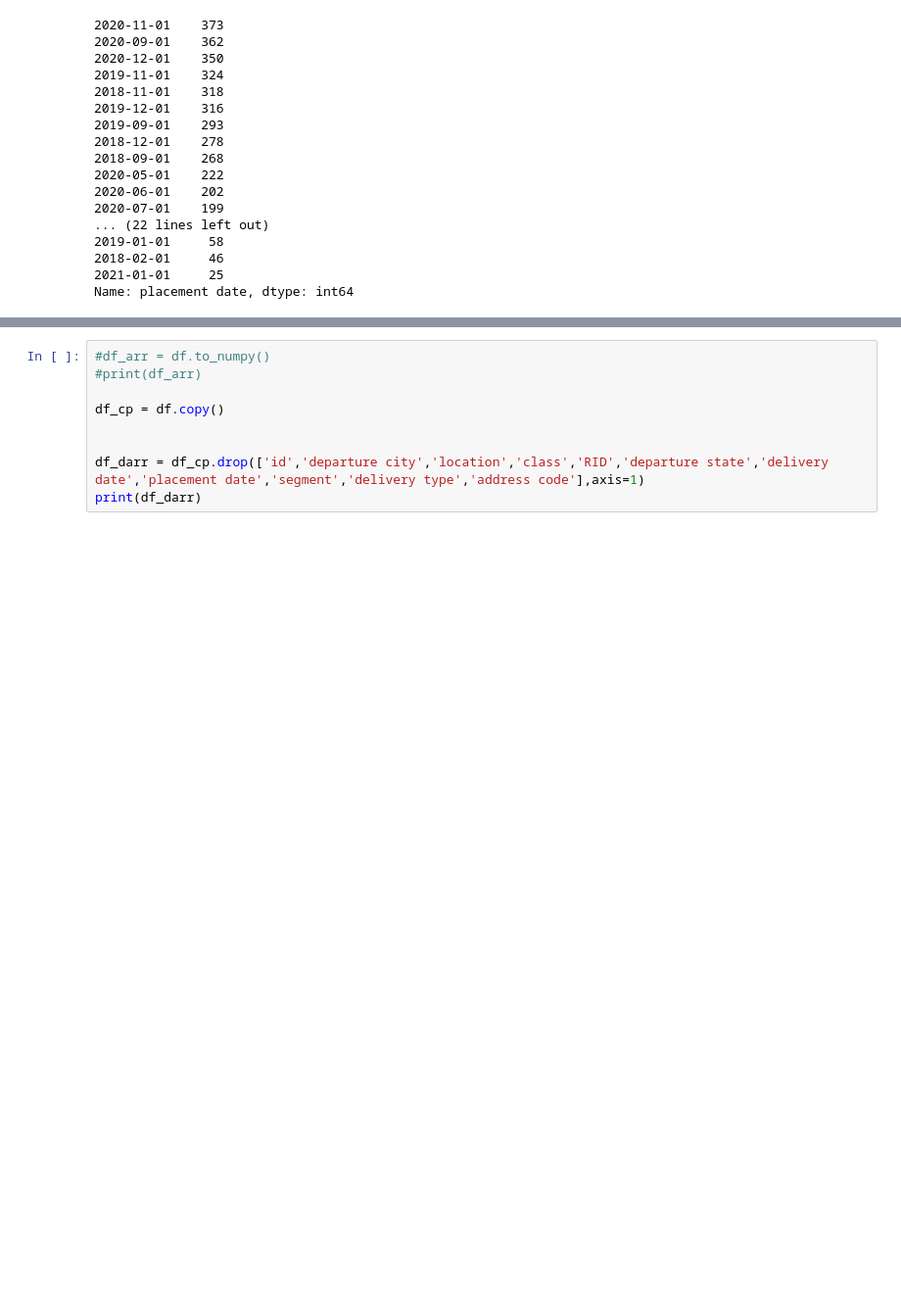
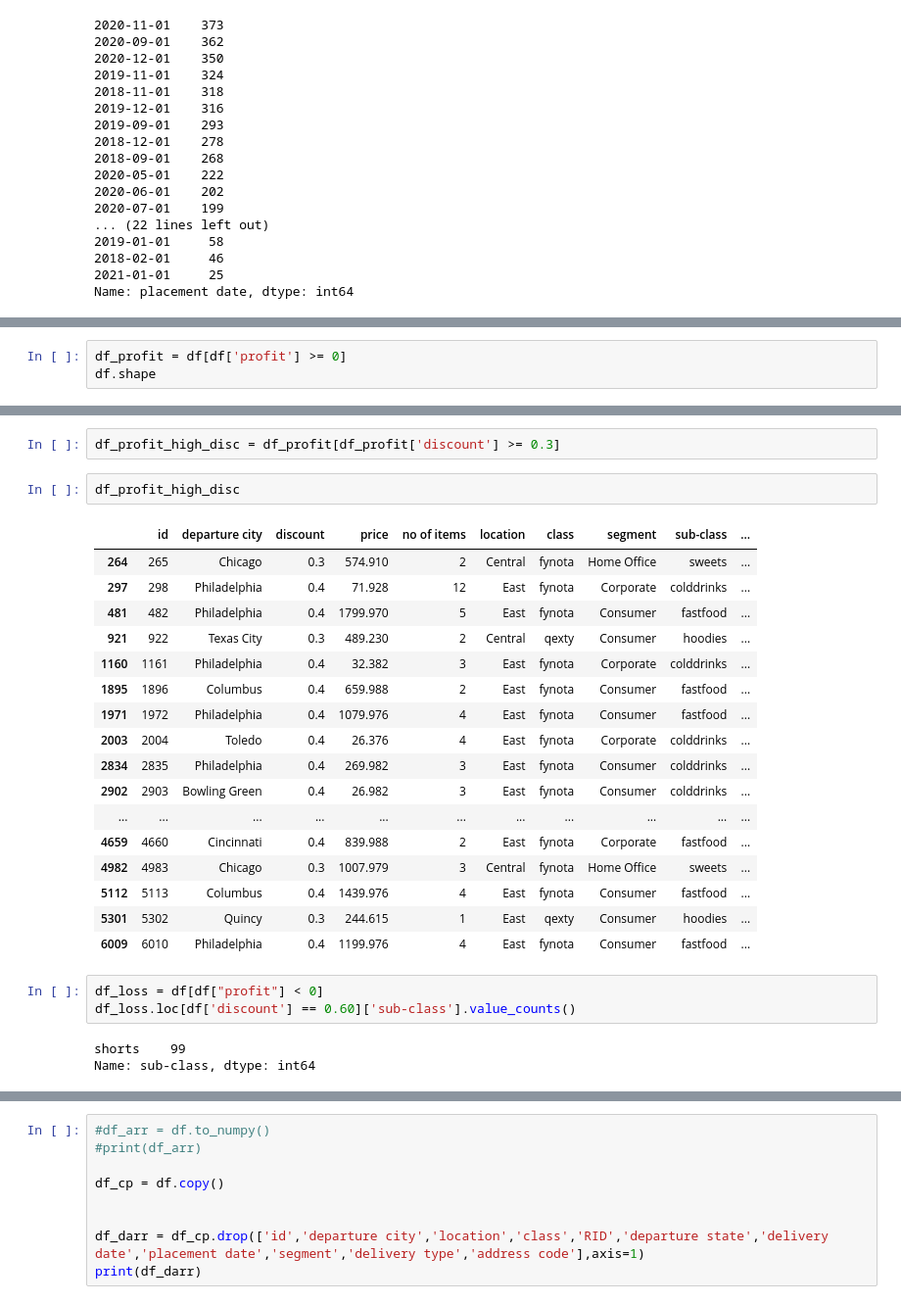
Before and after one commit to Shubham-Sahoo/kdag, a Jupyter notebook: kdag.ipynb, the cells around one changed output, grey strips where cells are left out. Shown at 98% size. Saved outputs shown, nothing was run; the diff lists cells and outputs as text; blank space fills up the shorter version.

```diff
--- a/kdag.ipynb
+++ b/kdag.ipynb
@@ -279,0 +339,3 @@ d_show
+# %%
+df_profit = df[df['profit'] >= 0]
+df.shape
@@ -279,0 +368,28 @@ d_show
+# %%
+df_profit_high_disc = df_profit[df_profit['discount'] >= 0.3]
+# %%
+df_profit_high_disc
+# %% [output]
+|  | id | departure city | discount | price | no of items | location | class | segment | sub-class | ... |
+| 264 | 265 | Chicago | 0.3 | 574.910 | 2 | Central | fynota | Home Office | sweets | ... |
+| 297 | 298 | Philadelphia | 0.4 | 71.928 | 12 | East | fynota | Corporate | colddrinks | ... |
+| 481 | 482 | Philadelphia | 0.4 | 1799.970 | 5 | East | fynota | Consumer | fastfood | ... |
+| 921 | 922 | Texas City | 0.3 | 489.230 | 2 | Central | qexty | Consumer | hoodies | ... |
+| 1160 | 1161 | Philadelphia | 0.4 | 32.382 | 3 | East | fynota | Corporate | colddrinks | ... |
+| 1895 | 1896 | Columbus | 0.4 | 659.988 | 2 | East | fynota | Consumer | fastfood | ... |
+| 1971 | 1972 | Philadelphia | 0.4 | 1079.976 | 4 | East | fynota | Consumer | fastfood | ... |
+| 2003 | 2004 | Toledo | 0.4 | 26.376 | 4 | East | fynota | Corporate | colddrinks | ... |
+| 2834 | 2835 | Philadelphia | 0.4 | 269.982 | 3 | East | fynota | Consumer | colddrinks | ... |
+| 2902 | 2903 | Bowling Green | 0.4 | 26.982 | 3 | East | fynota | Consumer | colddrinks | ... |
+| ... | ... | ... | ... | ... | ... | ... | ... | ... | ... | ... |
+| 4659 | 4660 | Cincinnati | 0.4 | 839.988 | 2 | East | fynota | Corporate | fastfood | ... |
+| 4982 | 4983 | Chicago | 0.3 | 1007.979 | 3 | Central | fynota | Home Office | sweets | ... |
+| 5112 | 5113 | Columbus | 0.4 | 1439.976 | 4 | East | fynota | Consumer | fastfood | ... |
+| 5301 | 5302 | Quincy | 0.3 | 244.615 | 1 | East | qexty | Consumer | hoodies | ... |
+| 6009 | 6010 | Philadelphia | 0.4 | 1199.976 | 4 | East | fynota | Consumer | fastfood | ... |
+# %%
+df_loss = df[df["profit"] < 0]
+df_loss.loc[df['discount'] == 0.60]['sub-class'].value_counts()
+# %% [output]
+shorts    99
+Name: sub-class, dtype: int64
```
Also changed, not shown: parts of 19 cells of this notebook, 1 other file.
